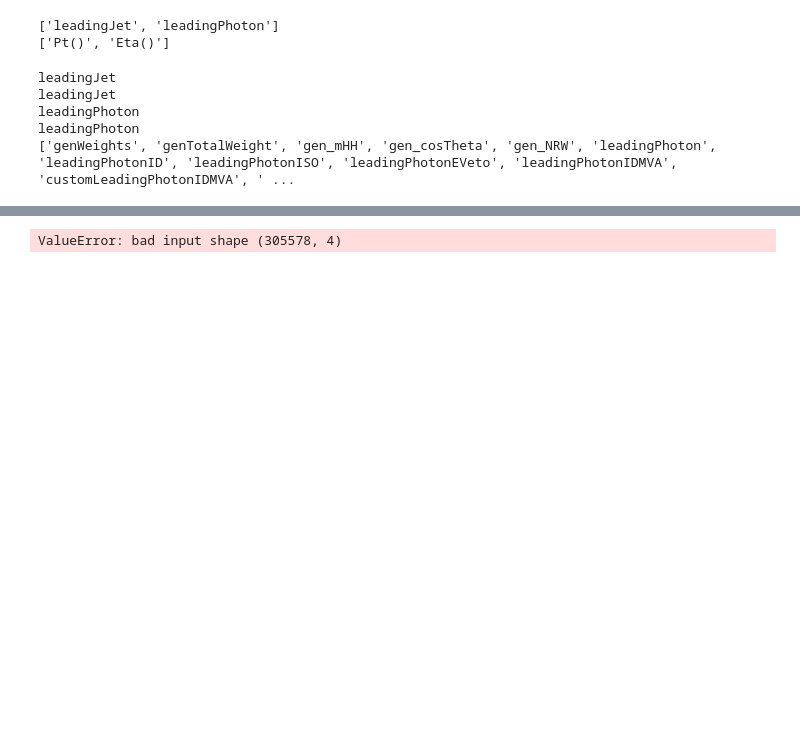
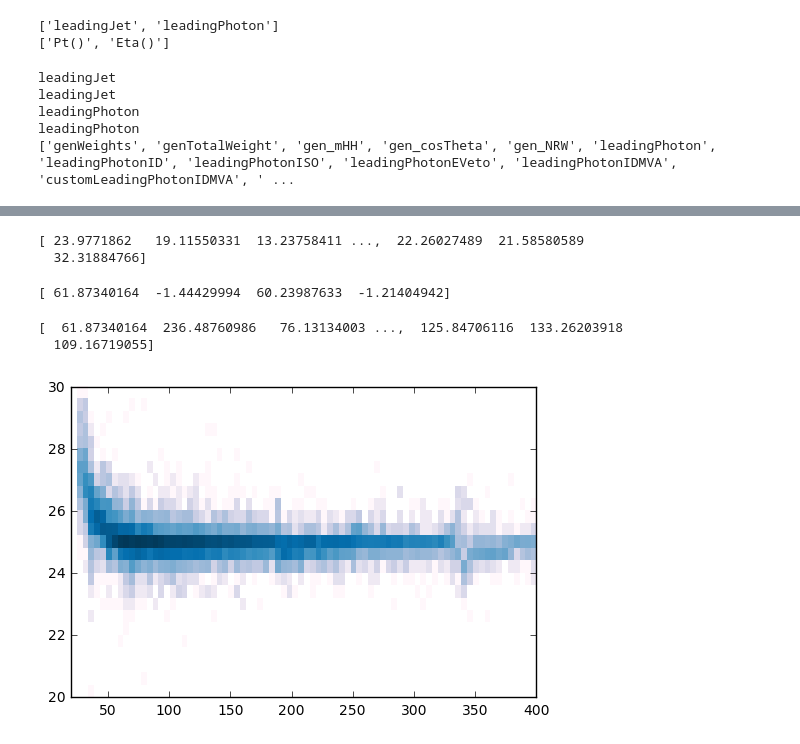
Before and after one commit to michelif/HHbbgg_ETH, a Jupyter notebook: Training/notebooks/test.ipynb, the cells around one changed output, grey strips where cells are left out. Cells and saved outputs as stored; diff of their text form; code cells hidden in the pictures; blank space fills up the shorter version.

Commit message:
adding regressor

```diff
--- a/Training/notebooks/test.ipynb
+++ b/Training/notebooks/test.ipynb
@@ -106,7 +88,60 @@ plt.hist2d(x=signal_df['leadingPhoton.Pt()'],y=signal_df['leadingJet.Pt()'],
-# %%
-X = signal_df[['leadingJet.Pt()', 'leadingJet.Eta()', 'leadingPhoton.Pt()', 'leadingPhoton.Eta()']]
-Y = signal_df[['npu']]
-W = signal_df[['genTotalWeight']]
-clf.fit(Y,X,W)
-# %% [output]
-ValueError: bad input shape (305578, 4)
+# %%
+from sklearn import ensemble
+clf = ensemble.GradientBoostingClassifier(max_depth=5,learning_rate=0.2,n_estimators=100,min_weight_fraction_leaf=1e-4)
+import numpy as np
+data_train = np.loadtxt( '/tmp/micheli/prova.csv', delimiter=',', skiprows=1 )
+# Pick a random seed for reproducible results. Choose wisely!
+np.random.seed(42)
+# Random number for training/validation splitting
+r =np.random.rand(data_train.shape[0])
+Y_train = data_train[:,1][r<0.9]
+X_train = data_train[:,3:7][r<0.9]
+
+print Y_train
+
+#gbc = ensemble.GradientBoostingClassifier(n_estimators=50, max_depth=5,min_samples_leaf=200,max_features=10,verbose=1)
+#gbc.fit(X_train,Y_train.astype('int'))
+
+#X = signal_df[['leadingJet.Pt()', 'leadingJet.Eta()', 'leadingPhoton.Pt()', 'leadingPhoton.Eta()']]
+#y = signal_df[['npu']]
+#W = signal_df[['genTotalWeight']]
+#
+# %% [output]
+[ 23.9771862   19.11550331  13.23758411 ...,  22.26027489  21.58580589
+  32.31884766]
+# %%
+from sklearn import ensemble
+clf = ensemble.GradientBoostingClassifier(max_depth=5,learning_rate=0.2,n_estimators=100,min_weight_fraction_leaf=1e-4)
+reg = ensemble.GradientBoostingRegressor(max_depth=5,learning_rate=0.2,n_estimators=100,min_weight_fraction_leaf=1e-4)
+
+import numpy as np
+data_train = np.loadtxt( '/tmp/micheli/prova.csv', delimiter=',', skiprows=1 )
+# Pick a random seed for reproducible results. Choose wisely!
+np.random.seed(42)
+# Random number for training/validation splitting
+r =np.random.rand(data_train.shape[0])
+Y_train = data_train[:,1][r<0.9]
+X_train = data_train[:,3:7][r<0.9]
+
+Y_test = data_train[:,1][r>0.9]
+X_test = data_train[:,3:7][r>0.9]
+
+#gbc = ensemble.GradientBoostingClassifier(n_estimators=50, max_depth=5,min_samples_leaf=200,max_features=10,verbose=1)
+#gbc.fit(X_train,Y_train.astype('int'))
+
+#X = signal_df[['leadingJet.Pt()', 'leadingJet.Eta()', 'leadingPhoton.Pt()', 'leadingPhoton.Eta()']]
+#y = signal_df[['npu']]
+#W = signal_df[['genTotalWeight']]
+#clf.fit(X_train,Y_train.astype('int'))
+reg.fit(X_train,Y_train)
+Y_pred = reg.predict(X_test)
+# %% [output]
+[ 61.87340164  -1.44429994  60.23987633  -1.21404942]
+# %%
+print X_test[:,0].ravel()
+plt.hist2d(x=X_test[:,0].ravel(),y=Y_pred, range=[[20,400],[20,30]],bins=[80,25],norm=LogNorm(),cmap='PuBu')
+plt.show()
+# %% [output]
+[  61.87340164  236.48760986   76.13134003 ...,  125.84706116  133.26203918
+  109.16719055]
+[figure, added]
```
Also changed, not shown: parts of 2 cells of this notebook.
